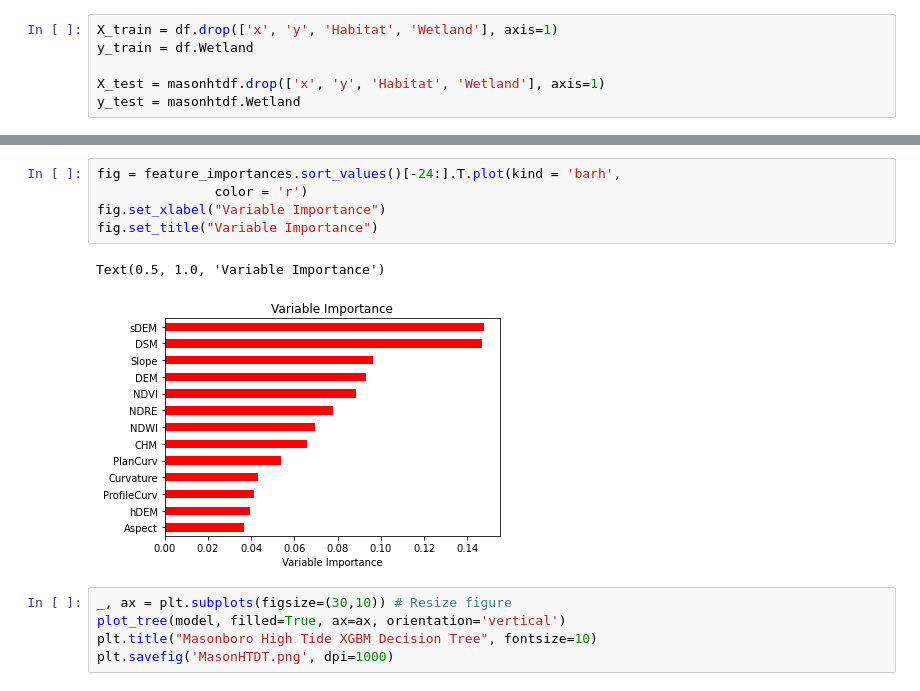
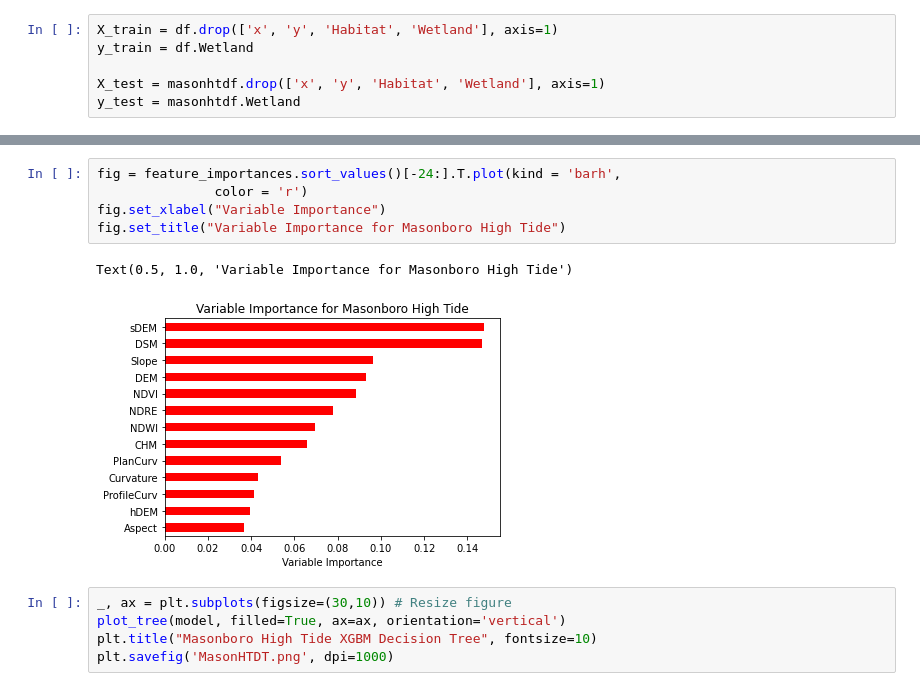
Before and after one commit to sgovil5/wetland-prediction, a Jupyter notebook: V3/All/Classification Models/Individual Sites/MasonHT.ipynb, the cells around one changed output, grey strips where cells are left out. Drawn from its saved outputs; the diff is of its cells as text.

```diff
--- a/V3/All/Classification Models/Individual Sites/MasonHT.ipynb
+++ b/V3/All/Classification Models/Individual Sites/MasonHT.ipynb
@@ -93,11 +93,11 @@ weighted avg     0.8565    0.8497    0.8513       153
 # %%
 fig = feature_importances.sort_values()[-24:].T.plot(kind = 'barh',
                color = 'r')
 fig.set_xlabel("Variable Importance")
-fig.set_title("Variable Importance")
+fig.set_title("Variable Importance for Masonboro High Tide")
 # %% [output]
-Text(0.5, 1.0, 'Variable Importance')
+Text(0.5, 1.0, 'Variable Importance for Masonboro High Tide')
-[figure, old version]
+[figure, new version]
 # %%
 _, ax = plt.subplots(figsize=(30,10)) # Resize figure
 plot_tree(model, filled=True, ax=ax, orientation='vertical')
```
Also changed, not shown: parts of 1 cell of this notebook, 6 other files.
